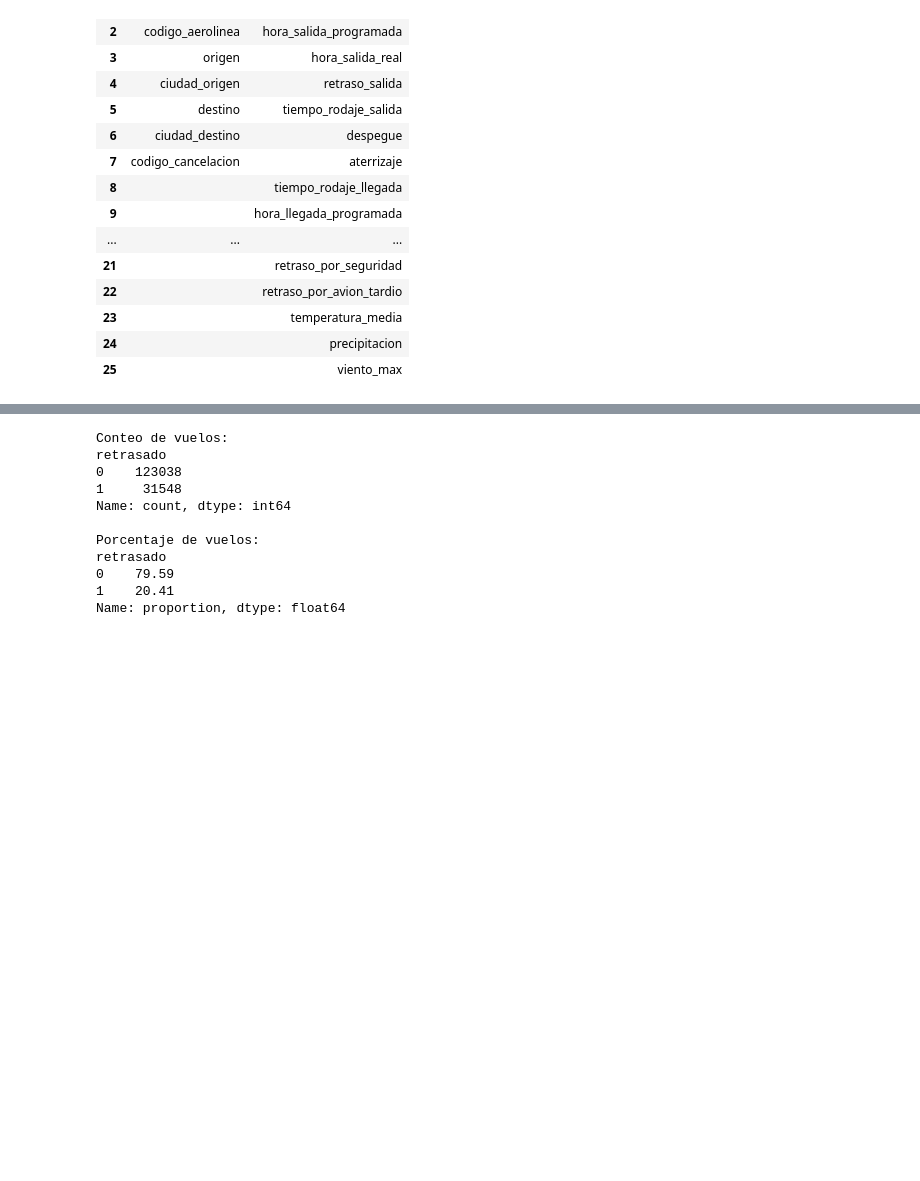
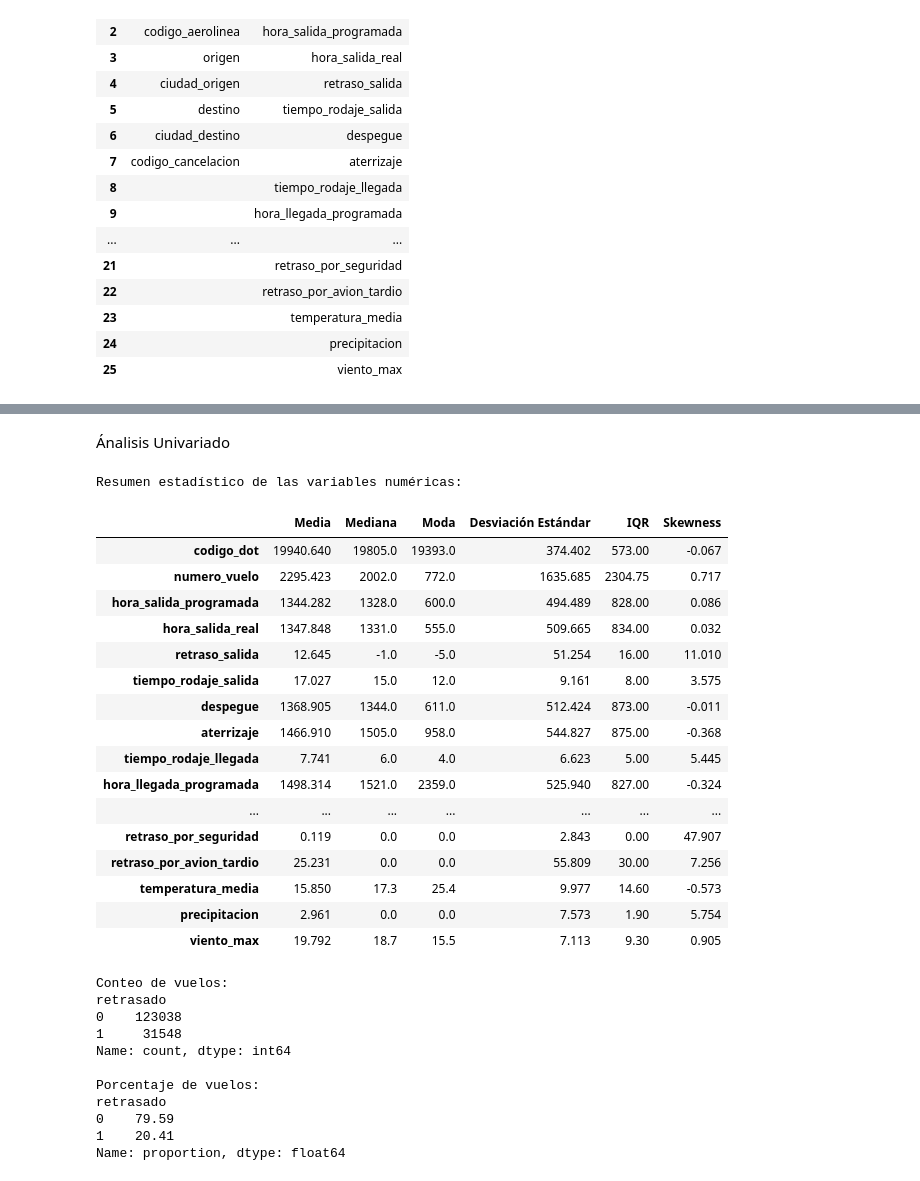
Before and after one commit to Guadacarro/TP_IA, a Jupyter notebook: 3.eda.ipynb, the cells around one changed output, grey strips where cells are left out. Saved outputs shown, nothing was run; the diff lists cells and outputs as text; code cells hidden in the pictures; blank space fills up the shorter version.

```diff
--- a/3.eda.ipynb
+++ b/3.eda.ipynb
@@ -79,3 +134,35 @@ columnas_frame
+# %% [markdown]
+Ánalisis Univariado
+# %%
+#Análisis univariado de las variables categóricas
+resumen= pd.DataFrame({
+    'Media':df_2022[numerical_columns].mean(),
+    'Mediana':df_2022[numerical_columns].median(),
+    'Moda':df_2022[numerical_columns].mode().iloc[0],
+    'Desviación Estándar':df_2022[numerical_columns].std(),
+    'IQR':df_2022[numerical_columns].quantile(0.75) - df_2022[numerical_columns].quantile(0.25),
+    'Skewness':df_2022[numerical_columns].skew()}).round(3)
+print('Resumen estadístico de las variables numéricas:')
+display(resumen)
+# %% [output]
+Resumen estadístico de las variables numéricas:
+|  | Media | Mediana | Moda | Desviación Estándar | IQR | Skewness |
+| codigo_dot | 19940.640 | 19805.0 | 19393.0 | 374.402 | 573.00 | -0.067 |
+| numero_vuelo | 2295.423 | 2002.0 | 772.0 | 1635.685 | 2304.75 | 0.717 |
+| hora_salida_programada | 1344.282 | 1328.0 | 600.0 | 494.489 | 828.00 | 0.086 |
+| hora_salida_real | 1347.848 | 1331.0 | 555.0 | 509.665 | 834.00 | 0.032 |
+| retraso_salida | 12.645 | -1.0 | -5.0 | 51.254 | 16.00 | 11.010 |
+| tiempo_rodaje_salida | 17.027 | 15.0 | 12.0 | 9.161 | 8.00 | 3.575 |
+| despegue | 1368.905 | 1344.0 | 611.0 | 512.424 | 873.00 | -0.011 |
+| aterrizaje | 1466.910 | 1505.0 | 958.0 | 544.827 | 875.00 | -0.368 |
+| tiempo_rodaje_llegada | 7.741 | 6.0 | 4.0 | 6.623 | 5.00 | 5.445 |
+| hora_llegada_programada | 1498.314 | 1521.0 | 2359.0 | 525.940 | 827.00 | -0.324 |
+| ... | ... | ... | ... | ... | ... | ... |
+| retraso_por_seguridad | 0.119 | 0.0 | 0.0 | 2.843 | 0.00 | 47.907 |
+| retraso_por_avion_tardio | 25.231 | 0.0 | 0.0 | 55.809 | 30.00 | 7.256 |
+| temperatura_media | 15.850 | 17.3 | 25.4 | 9.977 | 14.60 | -0.573 |
+| precipitacion | 2.961 | 0.0 | 0.0 | 7.573 | 1.90 | 5.754 |
+| viento_max | 19.792 | 18.7 | 15.5 | 7.113 | 9.30 | 0.905 |
 # %%
 # Conteo absoluto
 conteo = df_2022['retrasado'].value_counts()
```
Also changed, not shown: parts of 5 cells of this notebook.
